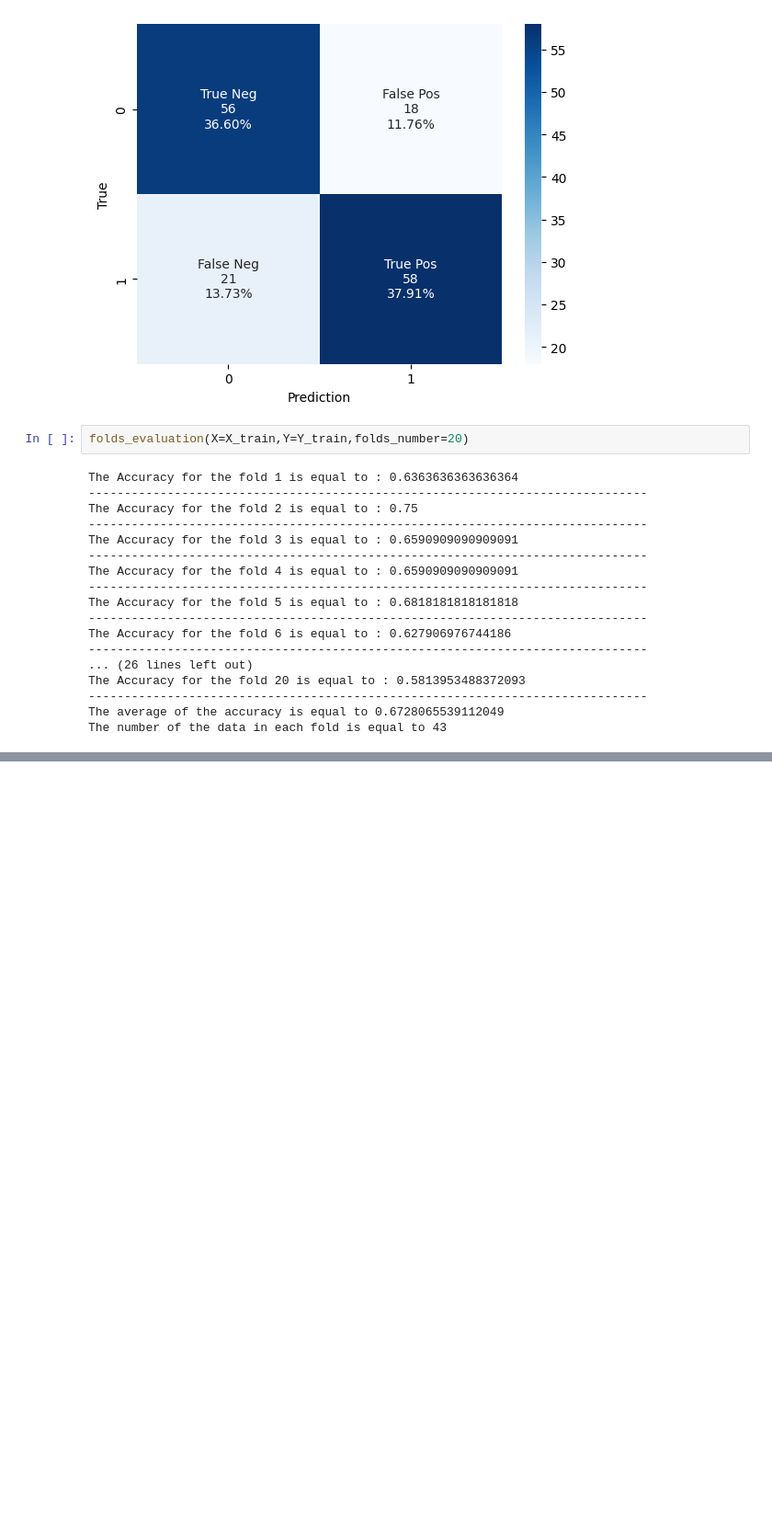
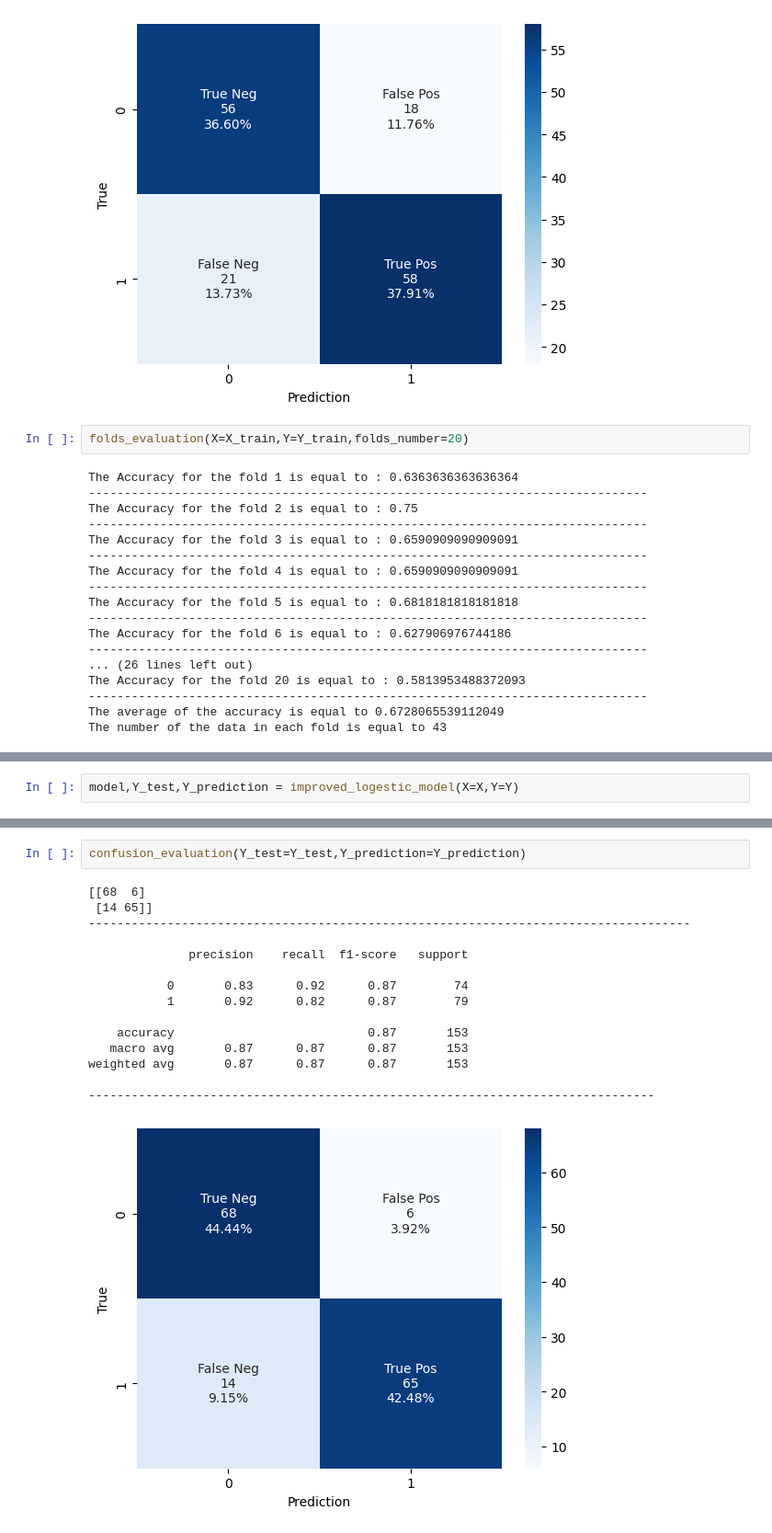
Before and after one commit to sntk-76/Classification-project-1, a Jupyter notebook: heart-disease.ipynb, the cells around one changed output, grey strips where cells are left out. Shown: that part at 92% size. Cells and saved outputs as stored; diff of their text form; blank space fills up the shorter version.

```diff
--- a/heart-disease.ipynb
+++ b/heart-disease.ipynb
@@ -484,0 +620,2 @@ The number of the data in each fold is equal to 43
+# %%
+model,Y_test,Y_prediction = improved_logestic_model(X=X,Y=Y)
@@ -484,0 +640,18 @@ The number of the data in each fold is equal to 43
+# %%
+confusion_evaluation(Y_test=Y_test,Y_prediction=Y_prediction)
+# %% [output]
+[[68  6]
+ [14 65]]
+------------------------------------------------------------------------------------
+
+              precision    recall  f1-score   support
+
+           0       0.83      0.92      0.87        74
+           1       0.92      0.82      0.87        79
+
+    accuracy                           0.87       153
+   macro avg       0.87      0.87      0.87       153
+weighted avg       0.87      0.87      0.87       153
+
+-------------------------------------------------------------------------------
+[figure, added]
```
Also changed, not shown: parts of 8 cells of this notebook, 5 other files.
